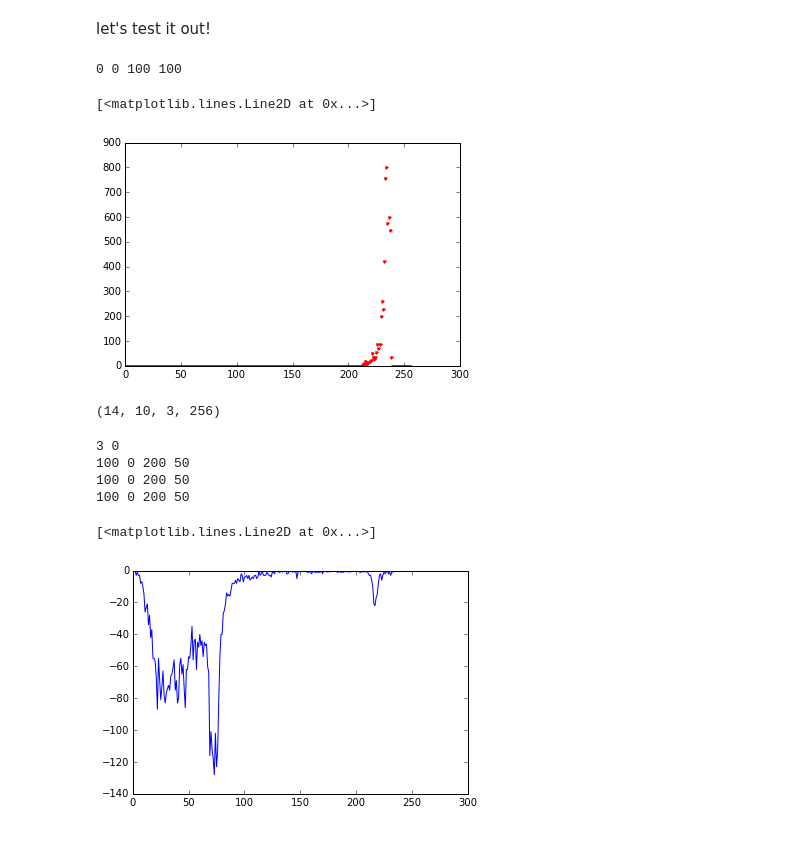
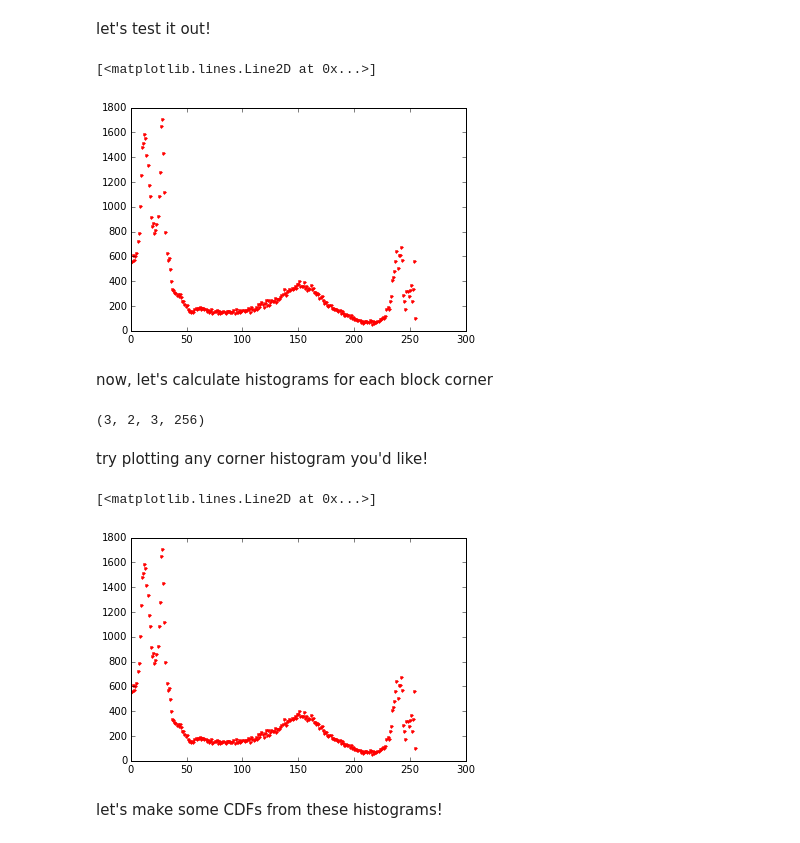
Before and after one commit to sakekasi/computer-vision, a Jupyter notebook: histogram_eq.ipynb, the cells around one changed output. Drawn from its saved outputs; the diff is of its cells as text; code cells hidden in the pictures.

Commit message:
implemented locally adaptive histogram equalization
* TODO: rename variables for readability
* TODO: package locally adaptive hist into one function to test with different m values

```diff
--- a/histogram_eq.ipynb
+++ b/histogram_eq.ipynb
@@ -211,7 +213,7 @@ plt.imshow(equalize(g))
 # %% [markdown]
 Let's setup some basic parameters
 # %%
-m = 50
+m = 300
 
 num_cols = int( math.ceil( float(f.shape[0])/m ) )
 num_rows = int( math.ceil( float(f.shape[1])/m ) )
@@ -219,6 +221,8 @@ num_rows = int( math.ceil( float(f.shape[1])/m ) )
 histograms = np.empty( (num_cols, num_rows, 3, 256) )
 h_shape = histograms.shape
 
+cdfs = np.empty(histograms.shape)
+
 channels = []
 for i in range(3):
     channels.append(f[:,:,i])
@@ -230,16 +234,14 @@ for i in range(3):
 #assuming that i, j is within a block of k, l
 def w(i, j, k, l, m):
     i = float(i)
-    i = float(j)
-    i = float(k)
-    i = float(l)
-    i = float(m)
+    j = float(j)
+    k = float(k)
+    l = float(l)
+    m = float(m)
     #s and t are distances from the top left corner
     s = (i-k)/m if k <= i else (i - (k-m))/m
     t = (j-l)/m if l <= j else (j - (l-m))/m
     weight = 1
-    if(s > 1 or t > 1):
-        print "GT1"
 
     weight *= (1-s) if k <= i else (s)
     weight *= (1-t) if l <= j else (t)
@@ -264,12 +266,11 @@ def slice(img_channel, k, l, m):
     miny = max((l-1)*m, 0)
     maxx = min((k+1)*m, img_channel.shape[0])
     maxy = min((l+1)*m, img_channel.shape[1])
-    print minx, miny, maxx, maxy
 
     s = img_channel[minx:maxx,miny:maxy]
-    weights = np.empty(s.shape)
-    for i in range(s.shape[0]):
-        for j in range(s.shape[1]):
+    weights = np.empty((maxx-minx, maxy-miny))
+    for i in range(maxx-minx):
+        for j in range(maxy-miny):
             weights[i,j] = w(i+minx,j+miny,k*m,l*m, m) #bilinear weighting function
 
     return s, weights
@@ -282,31 +283,24 @@ let's test it out!
 # %%
 plt.plot(hist_slice(f[...,0], 1, 1, m)[0], 'r.')
 # %% [output]
-0 0 100 100
+[<matplotlib.lines.Line2D at 0x...>]
-[<matplotlib.lines.Line2D at 0x...>]
-[figure, old version]
+[figure, new version]
+# %% [markdown]
+now, let's calculate histograms for each block corner
 # %%
 print h_shape
 
-def gen():
-    for i in range(h_shape[0]):
-        for j in range(h_shape[1]):
-            print i, j
-            histograms[i,j] = np.array(map(lambda channel: hist_slice(channel, i, j, m)[0], channels))
-            yield
-
-g = gen()
+for i in range(h_shape[0]):
+    for j in range(h_shape[1]):
+        histograms[i,j] = np.array(map(lambda channel: hist_slice(channel, i, j, m)[0], channels))
 # %% [output]
-(14, 10, 3, 256)
+(3, 2, 3, 256)
-# %%
-g.next()
-# %% [output]
-3 0
-100 0 200 50
-100 0 200 50
-100 0 200 50
+# %% [markdown]
+try plotting any corner histogram you'd like!
 # %%
-plt.plot(histograms[3,0,1])
+plt.plot(histograms[1,1,0], 'r.')
 # %% [output]
 [<matplotlib.lines.Line2D at 0x...>]
-[figure, old version]
+[figure, new version]
+# %% [markdown]
+let's make some CDFs from these histograms!
```
Also changed, not shown: parts of 10 cells of this notebook.
